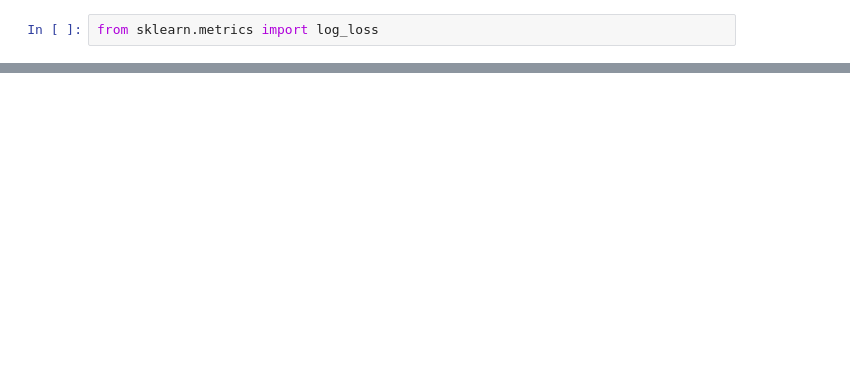
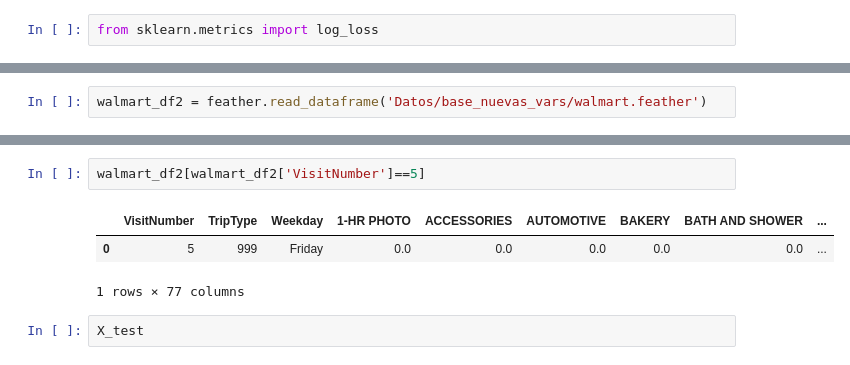
Before and after one commit to urielmminon/marmol-final, a Jupyter notebook: SVC_2.ipynb, the cells around one changed output, grey strips where cells are left out. Saved outputs shown, nothing was run; the diff lists cells and outputs as text; blank space fills up the shorter version.

```diff
--- a/SVC_2.ipynb
+++ b/SVC_2.ipynb
@@ -69,0 +89,2 @@ log_loss(y_test, pred_reg)
+# %%
+walmart_df2 = feather.read_dataframe('Datos/base_nuevas_vars/walmart.feather')
@@ -69,0 +112,8 @@ log_loss(y_test, pred_reg)
+# %%
+walmart_df2[walmart_df2['VisitNumber']==5]
+# %% [output]
+|  | VisitNumber | TripType | Weekday | 1-HR PHOTO | ACCESSORIES | AUTOMOTIVE | BAKERY | BATH AND SHOWER | ... |
+| 0 | 5 | 999 | Friday | 0.0 | 0.0 | 0.0 | 0.0 | 0.0 | ... |
+1 rows × 77 columns
+# %%
+X_test
```
Also changed, not shown: parts of 12 cells of this notebook, 4 other files.
